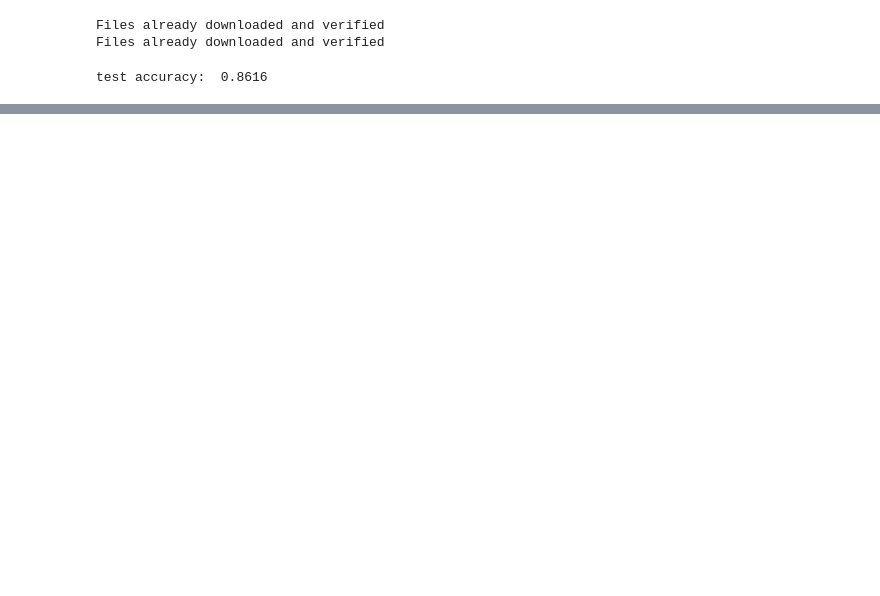
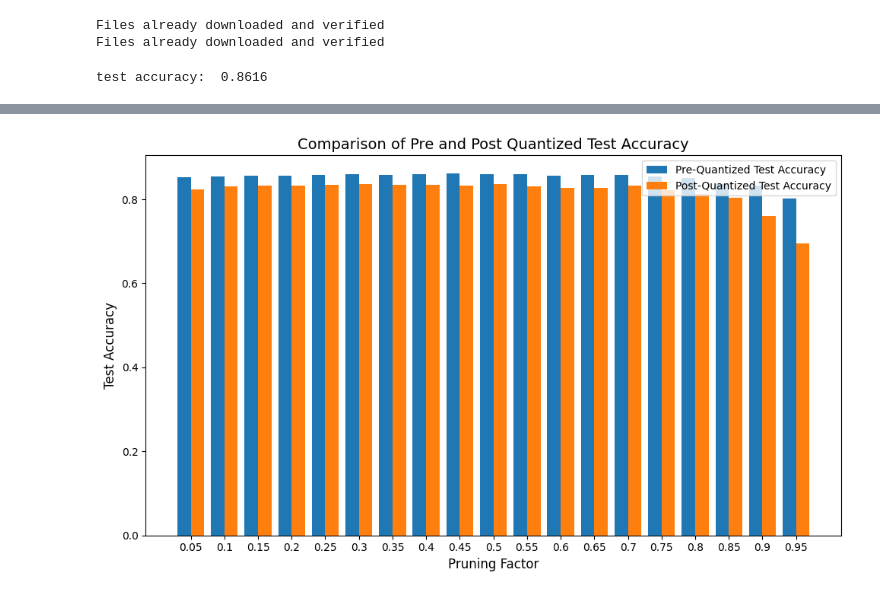
Before and after one commit to jiangqiw/DSC180B_Q2_Project, a Jupyter notebook: test.ipynb, the cells around one changed output, grey strips where cells are left out. Saved outputs shown, nothing was run; the diff lists cells and outputs as text; code cells hidden in the pictures; blank space fills up the shorter version.

```diff
--- a/test.ipynb
+++ b/test.ipynb
@@ -193,2 +212,33 @@ count_parameters(student_model)
 # %%
 from quantize_neural_net import QuantizeNeuralNet
+# %%
+import matplotlib.pyplot as plt
+import pandas as pd
+
+data = pd.read_csv('pruning_quantization_results.csv')
+# %%
+# Plot the bar graph
+fig, ax = plt.subplots(figsize=(10, 6))
+bar_width = 0.4
+pruning_factors = data["Pruning Factor"]
+index = range(len(pruning_factors))
+
+# Bars for pre-quantized and post-quantized test accuracy
+ax.bar([i - bar_width / 2 for i in index], data["Pre-Quantized Test Accuracy"],
+       bar_width, label="Pre-Quantized Test Accuracy")
+ax.bar([i + bar_width / 2 for i in index], data["Post-Quantized Test Accuracy"],
+       bar_width, label="Post-Quantized Test Accuracy")
+
+# Add labels, title, and legend
+ax.set_xlabel("Pruning Factor", fontsize=12)
+ax.set_ylabel("Test Accuracy", fontsize=12)
+ax.set_title("Comparison of Pre and Post Quantized Test Accuracy", fontsize=14)
+ax.set_xticks(index)
+ax.set_xticklabels(pruning_factors)
+ax.legend()
+
+# Show the plot
+plt.tight_layout()
+plt.show()
+# %% [output]
+[figure, added]
```
Also changed, not shown: parts of 51 cells of this notebook, 14 other files.
